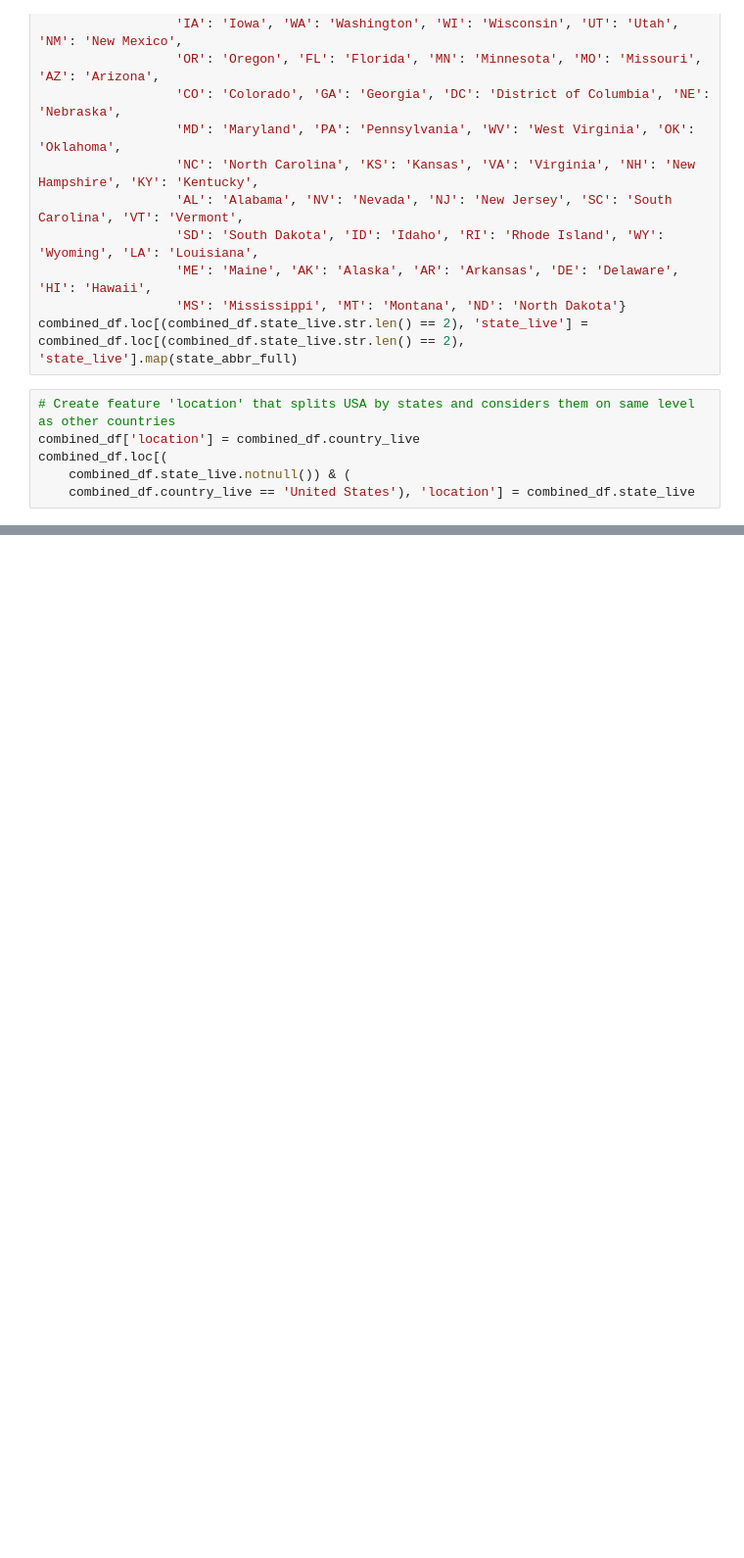
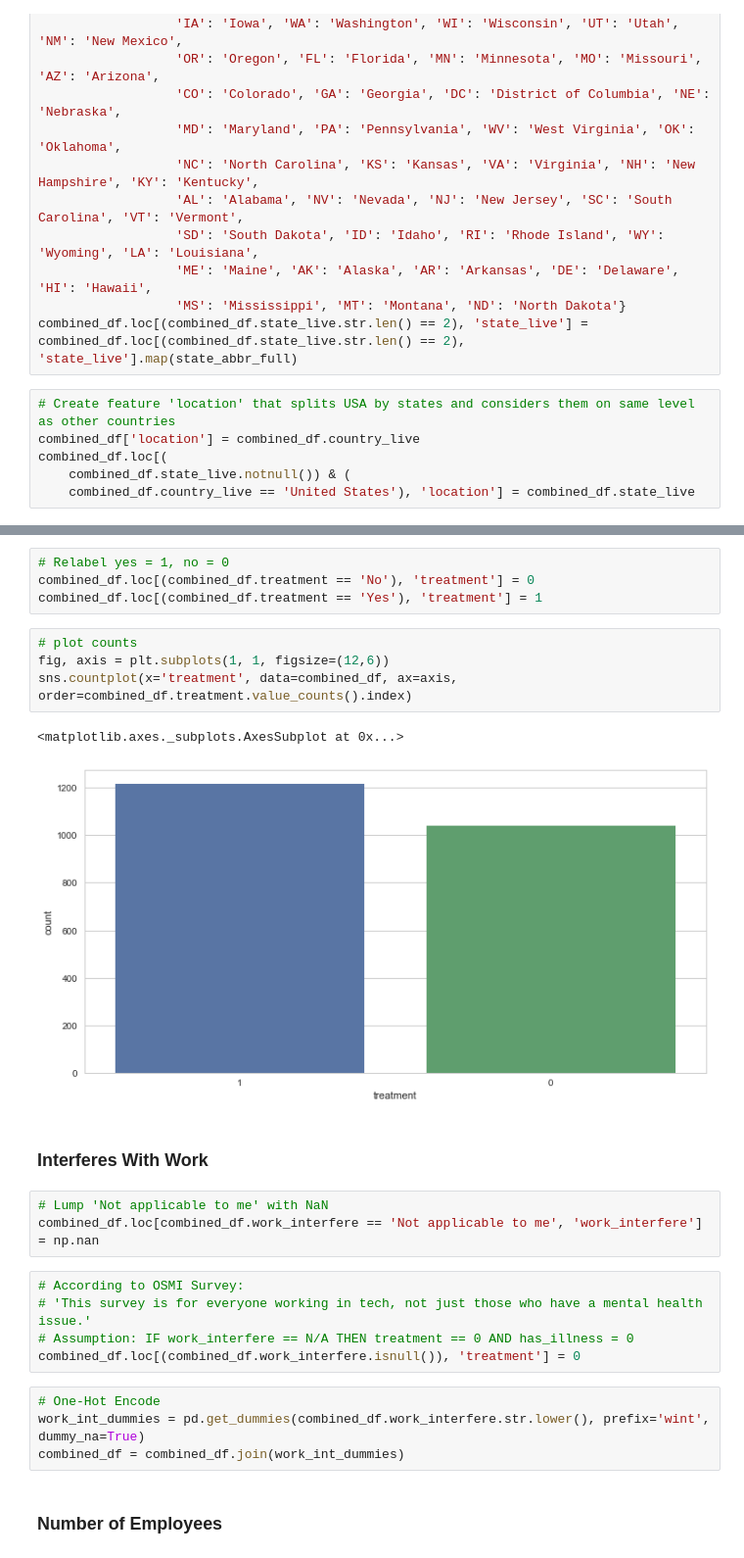
Before and after one commit to phuongho43/cogs108-mental_health, a Jupyter notebook: FinalProject.ipynb, the cells around one changed output, grey strips where cells are left out. Shown at 98% size. Drawn from its saved outputs; the diff is of its cells as text; blank space fills up the shorter version.

```diff
--- a/FinalProject.ipynb
+++ b/FinalProject.ipynb
@@ -1121,0 +514,27 @@ sns.countplot(y='location', data=combined_df, ax=axis, order=combined_df.locatio
+# %%
+# Relabel yes = 1, no = 0
+combined_df.loc[(combined_df.treatment == 'No'), 'treatment'] = 0
+combined_df.loc[(combined_df.treatment == 'Yes'), 'treatment'] = 1
+# %%
+# plot counts
+fig, axis = plt.subplots(1, 1, figsize=(12,6))
+sns.countplot(x='treatment', data=combined_df, ax=axis, order=combined_df.treatment.value_counts().index)
+# %% [output]
+<matplotlib.axes._subplots.AxesSubplot at 0x...>
+[figure, added]
+# %% [markdown]
+### Interferes With Work
+# %%
+# Lump 'Not applicable to me' with NaN
+combined_df.loc[combined_df.work_interfere == 'Not applicable to me', 'work_interfere'] = np.nan
+# %%
+# According to OSMI Survey:
+# 'This survey is for everyone working in tech, not just those who have a mental health issue.'
+# Assumption: IF work_interfere == N/A THEN treatment == 0 AND has_illness = 0
+combined_df.loc[(combined_df.work_interfere.isnull()), 'treatment'] = 0
+# %%
+# One-Hot Encode
+work_int_dummies = pd.get_dummies(combined_df.work_interfere.str.lower(), prefix='wint', dummy_na=True)
+combined_df = combined_df.join(work_int_dummies)
+# %% [markdown]
+### Number of Employees
```
Also changed, not shown: parts of 82 cells of this notebook.
